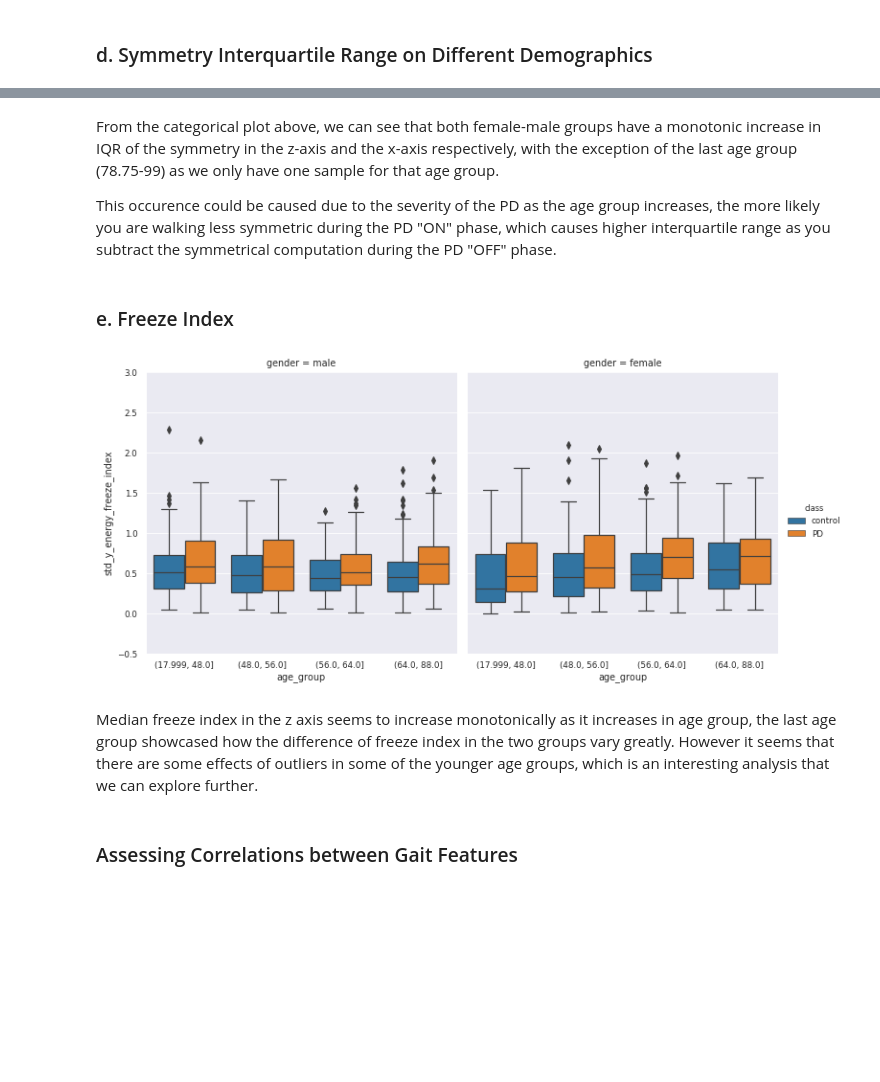
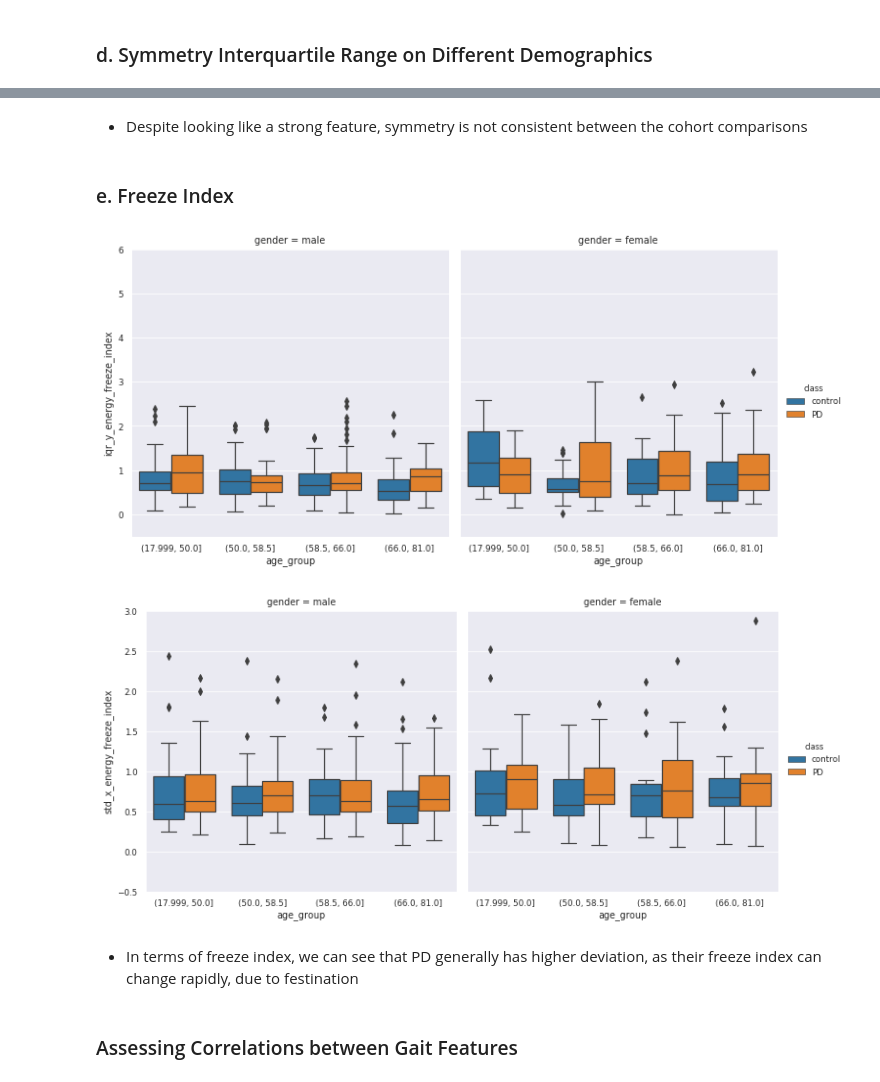
Before and after one commit to arytontediarjo/mpower-gait-analysis, a Jupyter notebook: notebooks/02a.gait-feature-analysis.ipynb, the cells around one changed output, grey strips where cells are left out. Drawn from its saved outputs; the diff is of its cells as text; code cells hidden in the pictures; blank space fills up the shorter version.

```diff
--- a/notebooks/02a.gait-feature-analysis.ipynb
+++ b/notebooks/02a.gait-feature-analysis.ipynb
@@ -153,11 +149,13 @@ demographic = query.get_file_entity(syn, MATCHED_DEMOGRAPHICS)
 
 
 data = data[[feat for feat in data.columns if ("filepath" not in feat)
-             and ("window" not in feat)
-             and ("steps" not in feat)
-             and (feat != "index")
-             and ("valrange" not in feat)
-             and ("consec_zero_cadence" not in feat)]]
+            if ("window" not in feat)
+            and ("steps" not in feat)
+            and ("avg_number_of_strides" not in feat)
+            and ("amax" not in feat)
+            and ("x_speed_of_gait" not in feat)
+            and ("y_speed_of_gait" not in feat)
+            and ("z_speed_of_gait" not in feat)]]
 
 
 # filter datasets
@@ -358,20 +365,26 @@ cat = sns.catplot(y = "iqr_z_symmetry", x = "age_group",
-# %% [markdown]
-From the categorical plot above, we can see that both female-male groups have a monotonic increase in IQR of the symmetry in the z-axis and the x-axis respectively, with the exception of the last age group (78.75-99) as we only have one sample for that age group.
-
-This occurence could be caused due to the severity of the PD as the age group increases, the more likely you are walking less symmetric during the PD "ON" phase, which causes higher interquartile range as you subtract the symmetrical computation during the PD "OFF" phase.
+# %% [markdown]
+- Despite looking like a strong feature, symmetry is not consistent between the cohort comparisons
 # %% [markdown]
 ### e. Freeze Index
 # %%
-sns.catplot(y = "std_y_energy_freeze_index", x = "age_group",
-           data = data[["age_group", "std_y_energy_freeze_index", "class", "gender"]].dropna(),
-            col = "gender", hue = "class",
+sns.catplot(y = "iqr_y_energy_freeze_index", x = "age_group",
+           data = data[["age_group", "iqr_y_energy_freeze_index", "class", "gender"]].dropna(),
+            col = "gender", hue = "class", hue_order =["control", "PD"],
+           kind = "box", height = 5)
+plt.ylim(-0.5,6)
+plt.show()
+
+sns.catplot(y = "std_x_energy_freeze_index", x = "age_group",
+           data = data[["age_group", "std_x_energy_freeze_index", "class", "gender"]].dropna(),
+            col = "gender", hue = "class", hue_order =["control", "PD"],
            kind = "box", height = 5)
 plt.ylim(-0.5,3)
 plt.show()
 # %% [output]
-[figure, old version]
+[figure, new version]
+[figure, added]
-# %% [markdown]
-Median freeze index in the z axis seems to increase monotonically as it increases in age group, the last age group showcased how the difference of freeze index in the two groups vary greatly. However it seems that there are some effects of outliers in some of the younger age groups, which is an interesting analysis that we can explore further.
+# %% [markdown]
+- In terms of freeze index, we can see that PD generally has higher deviation, as their freeze index can change rapidly, due to festination
 # %% [markdown]
 ### Assessing Correlations between Gait Features
 # %% [markdown]
```
Also changed, not shown: parts of 21 cells of this notebook, 3 other files.
